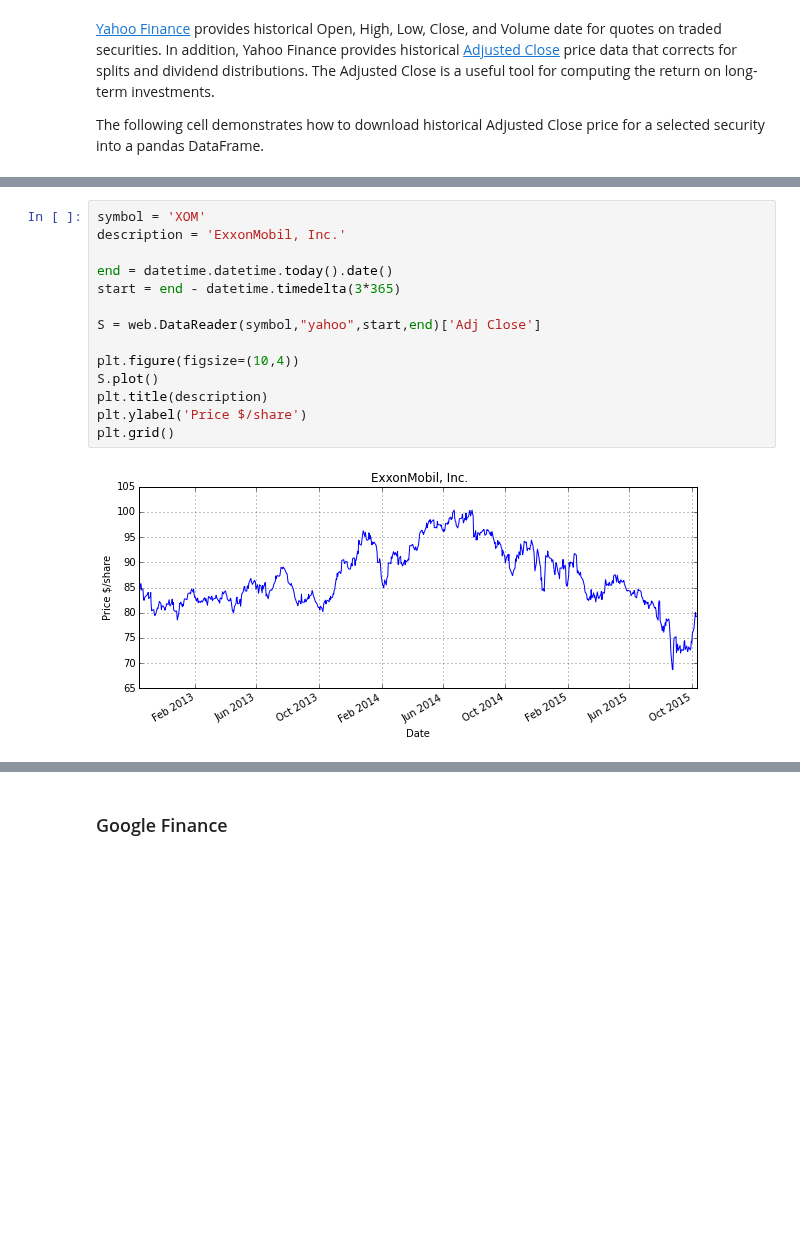
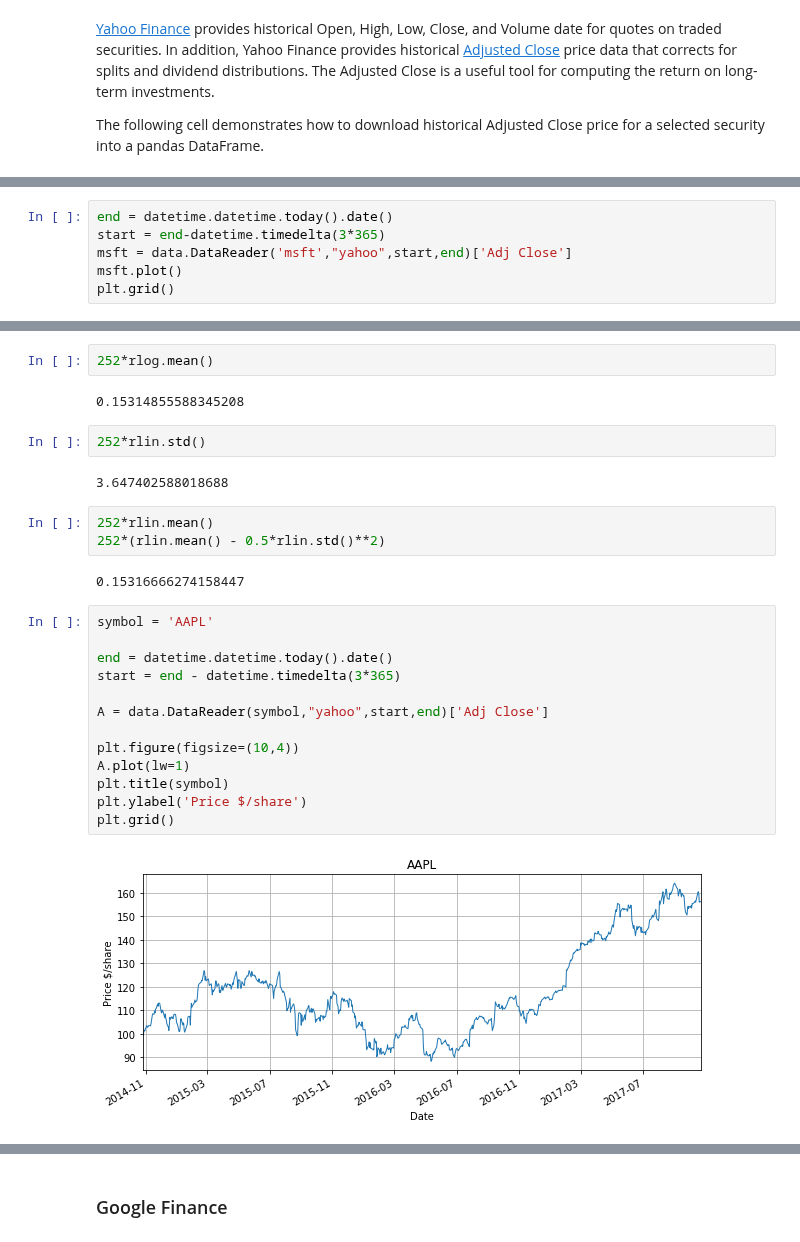
Before and after one commit to jckantor/CBE40455, a Jupyter notebook: notebooks/Stochastic Price Models.ipynb, the cells around one changed output, grey strips where cells are left out. Drawn from its saved outputs; the diff is of its cells as text; blank space fills up the shorter version.

```diff
--- a/notebooks/Stochastic Price Models.ipynb
+++ b/notebooks/Stochastic Price Models.ipynb
@@ -24,0 +46,6 @@ The following cell demonstrates how to download historical Adjusted Close price
+# %%
+end = datetime.datetime.today().date()
+start = end-datetime.timedelta(3*365)
+msft = data.DataReader('msft',"yahoo",start,end)['Adj Close']
+msft.plot()
+plt.grid()
@@ -25,16 +87,28 @@ The following cell demonstrates how to download historical Adjusted Close price
+# %%
+252*rlog.mean()
+# %% [output]
+0.15314855588345208
+# %%
+252*rlin.std()
+# %% [output]
+3.647402588018688
+# %%
+252*rlin.mean()
+252*(rlin.mean() - 0.5*rlin.std()**2)
+# %% [output]
+0.15316666274158447
 # %%
-symbol = 'XOM'
-description = 'ExxonMobil, Inc.'
+symbol = 'AAPL'
 
 end = datetime.datetime.today().date()
 start = end - datetime.timedelta(3*365)
 
-S = web.DataReader(symbol,"yahoo",start,end)['Adj Close']
+A = data.DataReader(symbol,"yahoo",start,end)['Adj Close']
 
 plt.figure(figsize=(10,4))
-S.plot()
-plt.title(description)
+A.plot(lw=1)
+plt.title(symbol)
 plt.ylabel('Price $/share')
 plt.grid()
 # %% [output]
-[figure, old version]
+[figure, new version]
```
Also changed, not shown: parts of 18 cells of this notebook, 2 other files.
